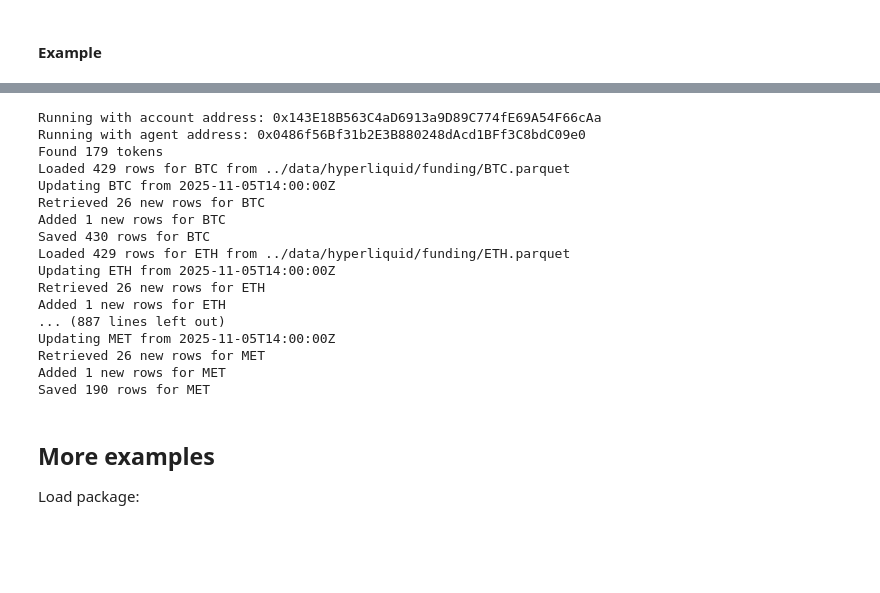
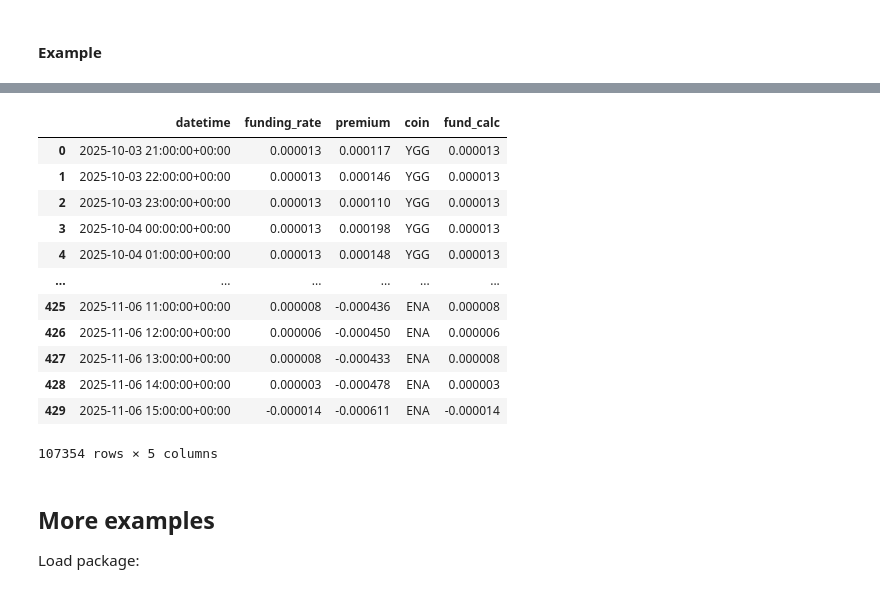
Before and after one commit to silvaac/token_data, a Jupyter notebook: nbs/hyperliquid.ipynb, the cells around one changed output, grey strips where cells are left out. Saved outputs shown, nothing was run; the diff lists cells and outputs as text; code cells hidden in the pictures; blank space fills up the shorter version.

```diff
--- a/nbs/hyperliquid.ipynb
+++ b/nbs/hyperliquid.ipynb
@@ -1925,9 +2005,26 @@ class HyperliquidFundingManager(HyperliquidDataManager):
         # Load and optionally update data for all tickers
         self._process_all_tickers()
 
+    def _get_all_tokens_from_folder(self):
+        """Get all tokens from the perp folder."""
+        # Load all files in the perp folder
+        file_list = os.listdir(self.data_dir+'/funding')
+
+        # Extract token names from file names
+        tickers = [f.split(".")[0] for f in file_list]
+
+        # Return unique tokens
+        return list(set(tickers))
+
     def _get_all_tickers(self):
         """Get all available tokens from Hyperliquid."""
         try:
+            if self.info is None:
+                # read the list of tokens from folder
+                tickers = self._get_all_tokens_from_folder()
+                if self.verbose:
+                    print(f"Found {len(tickers)} perpetual tokens from folder")
+                return tickers
             tickers = hyperliquid_tokens(info=self.info)
             tickers = tickers['name'].tolist()
             if self.verbose:
@@ -2069,7 +2166,7 @@ class HyperliquidFundingManager(HyperliquidDataManager):
                 print(f"Error processing {ticker}: {e}")
                 continue
 
-    def get_data(self, ticker):
+    def get_data(self, ticker=None):
         """
         Get data for a specific ticker.
 
@@ -2079,6 +2176,8 @@ class HyperliquidFundingManager(HyperliquidDataManager):
         Returns:
             pandas.DataFrame: Data for the ticker or None if not available
         """
+        if ticker is None:
+            return pd.concat(self.data.values())
         return self.data.get(ticker)
 
     def refresh_ticker(self, ticker, save=None):
@@ -2145,24 +2242,21 @@ Loaded 429 rows for ETH from ../data/hyperliquid/funding/ETH.parquet
 # %%
 #|eval:false
-manager = HyperliquidFundingManager(update=True, save=True)
+manager = HyperliquidFundingManager(update=False, save=False,verbose=False)
+manager.get_data()
 # %% [output]
+|  | datetime | funding_rate | premium | coin | fund_calc |
+| 0 | 2025-10-03 21:00:00+00:00 | 0.000013 | 0.000117 | YGG | 0.000013 |
+| 1 | 2025-10-03 22:00:00+00:00 | 0.000013 | 0.000146 | YGG | 0.000013 |
+| 2 | 2025-10-03 23:00:00+00:00 | 0.000013 | 0.000110 | YGG | 0.000013 |
+| 3 | 2025-10-04 00:00:00+00:00 | 0.000013 | 0.000198 | YGG | 0.000013 |
+| 4 | 2025-10-04 01:00:00+00:00 | 0.000013 | 0.000148 | YGG | 0.000013 |
+| ... | ... | ... | ... | ... | ... |
+| 425 | 2025-11-06 11:00:00+00:00 | 0.000008 | -0.000436 | ENA | 0.000008 |
+| 426 | 2025-11-06 12:00:00+00:00 | 0.000006 | -0.000450 | ENA | 0.000006 |
+| 427 | 2025-11-06 13:00:00+00:00 | 0.000008 | -0.000433 | ENA | 0.000008 |
+| 428 | 2025-11-06 14:00:00+00:00 | 0.000003 | -0.000478 | ENA | 0.000003 |
+| 429 | 2025-11-06 15:00:00+00:00 | -0.000014 | -0.000611 | ENA | -0.000014 |
-Running with account address: 0x143E18B563C4aD6913a9D89C774fE69A54F66cAa
-Running with agent address: 0x0486f56Bf31b2E3B880248dAcd1BFf3C8bdC09e0
-Found 179 tokens
-Loaded 429 rows for BTC from ../data/hyperliquid/funding/BTC.parquet
-Updating BTC from 2025-11-05T14:00:00Z
-Retrieved 26 new rows for BTC
-Added 1 new rows for BTC
-Saved 430 rows for BTC
-Loaded 429 rows for ETH from ../data/hyperliquid/funding/ETH.parquet
-Updating ETH from 2025-11-05T14:00:00Z
-Retrieved 26 new rows for ETH
-Added 1 new rows for ETH
-... (887 lines left out)
-Updating MET from 2025-11-05T14:00:00Z
-Retrieved 26 new rows for MET
-Added 1 new rows for MET
-Saved 190 rows for MET
+107354 rows × 5 columns
 # %% [markdown]
 ## More examples
 
```
Also changed, not shown: parts of 9 cells of this notebook, 2 other files.
